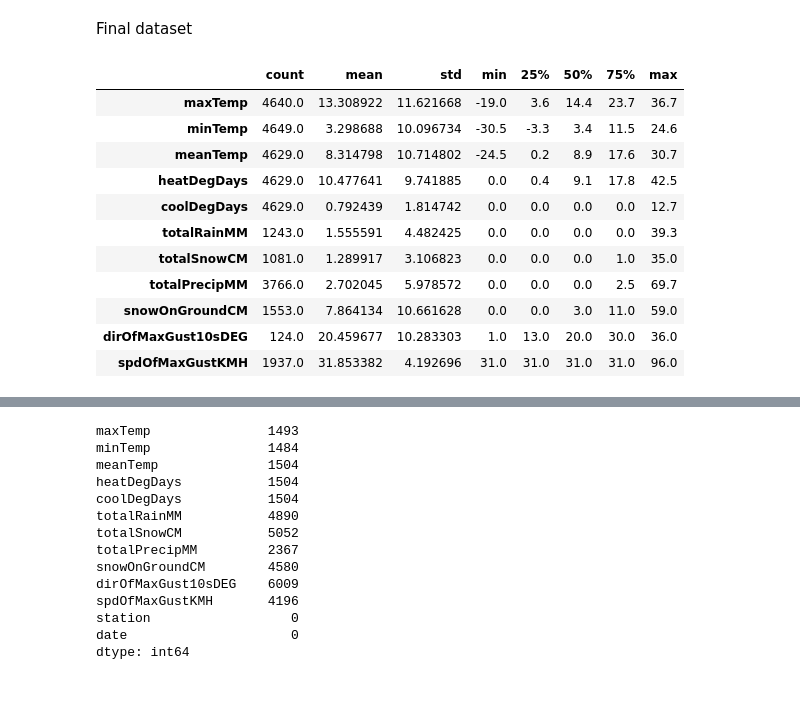
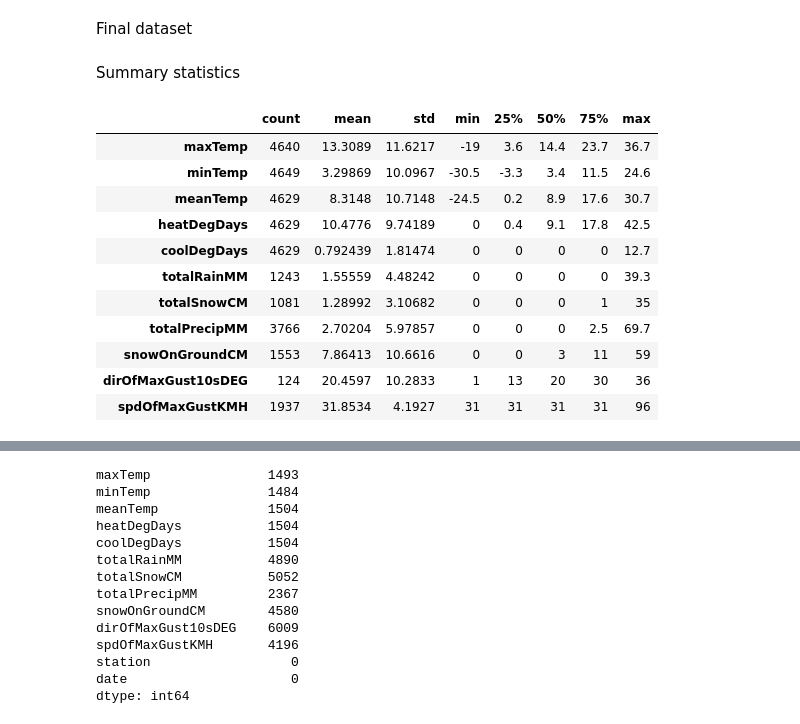
Before and after one commit to calvdee/analysis-london-ont-precipitation, a Jupyter notebook: notebooks/1. Introduction and Data Preparation.ipynb, the cells around one changed output, grey strips where cells are left out. Cells and saved outputs as stored; diff of their text form; code cells hidden in the pictures; blank space fills up the shorter version.

```diff
--- a/notebooks/final/1. Introduction and Data Preparation.ipynb
+++ b/notebooks/1. Introduction and Data Preparation.ipynb
@@ -28,3 +66,3 @@ Scraper code can be found in [[3]](#).
 # %%
 # Load daily weather data produced by web scraper
-dwd = pd.read_csv("../../data/daily_weather_2017_06_29.csv")
+dwd = pd.read_csv("../data/daily_weather_2017_06_29.csv")
@@ -128,18 +166,22 @@ pd.DataFrame(index=data_cont.columns)
 Final dataset
 # %%
 df = pd.concat([data_cont, data_disc], axis=1)
-# %%
-df.describe().transpose()
-# %% [output]
-|  | count | mean | std | min | 25% | 50% | 75% | max |
-| maxTemp | 4640.0 | 13.308922 | 11.621668 | -19.0 | 3.6 | 14.4 | 23.7 | 36.7 |
-| minTemp | 4649.0 | 3.298688 | 10.096734 | -30.5 | -3.3 | 3.4 | 11.5 | 24.6 |
-| meanTemp | 4629.0 | 8.314798 | 10.714802 | -24.5 | 0.2 | 8.9 | 17.6 | 30.7 |
-| heatDegDays | 4629.0 | 10.477641 | 9.741885 | 0.0 | 0.4 | 9.1 | 17.8 | 42.5 |
-| coolDegDays | 4629.0 | 0.792439 | 1.814742 | 0.0 | 0.0 | 0.0 | 0.0 | 12.7 |
-| totalRainMM | 1243.0 | 1.555591 | 4.482425 | 0.0 | 0.0 | 0.0 | 0.0 | 39.3 |
-| totalSnowCM | 1081.0 | 1.289917 | 3.106823 | 0.0 | 0.0 | 0.0 | 1.0 | 35.0 |
-| totalPrecipMM | 3766.0 | 2.702045 | 5.978572 | 0.0 | 0.0 | 0.0 | 2.5 | 69.7 |
-| snowOnGroundCM | 1553.0 | 7.864134 | 10.661628 | 0.0 | 0.0 | 3.0 | 11.0 | 59.0 |
-| dirOfMaxGust10sDEG | 124.0 | 20.459677 | 10.283303 | 1.0 | 13.0 | 20.0 | 30.0 | 36.0 |
-| spdOfMaxGustKMH | 1937.0 | 31.853382 | 4.192696 | 31.0 | 31.0 | 31.0 | 31.0 | 96.0 |
+# %% [markdown]
+Summary statistics
+# %%
+cm = sns.light_palette("red", as_cmap=True)
+s = df.describe().transpose().style.background_gradient(cmap=cm)
+s
+# %% [output]
+|  | count | mean | std | min | 25% | 50% | 75% | max |
+| maxTemp | 4640 | 13.3089 | 11.6217 | -19 | 3.6 | 14.4 | 23.7 | 36.7 |
+| minTemp | 4649 | 3.29869 | 10.0967 | -30.5 | -3.3 | 3.4 | 11.5 | 24.6 |
+| meanTemp | 4629 | 8.3148 | 10.7148 | -24.5 | 0.2 | 8.9 | 17.6 | 30.7 |
+| heatDegDays | 4629 | 10.4776 | 9.74189 | 0 | 0.4 | 9.1 | 17.8 | 42.5 |
+| coolDegDays | 4629 | 0.792439 | 1.81474 | 0 | 0 | 0 | 0 | 12.7 |
+| totalRainMM | 1243 | 1.55559 | 4.48242 | 0 | 0 | 0 | 0 | 39.3 |
+| totalSnowCM | 1081 | 1.28992 | 3.10682 | 0 | 0 | 0 | 1 | 35 |
+| totalPrecipMM | 3766 | 2.70204 | 5.97857 | 0 | 0 | 0 | 2.5 | 69.7 |
+| snowOnGroundCM | 1553 | 7.86413 | 10.6616 | 0 | 0 | 3 | 11 | 59 |
+| dirOfMaxGust10sDEG | 124 | 20.4597 | 10.2833 | 1 | 13 | 20 | 30 | 36 |
+| spdOfMaxGustKMH | 1937 | 31.8534 | 4.1927 | 31 | 31 | 31 | 31 | 96 |
```
Also changed, not shown: parts of 18 cells of this notebook, 17 other files.
